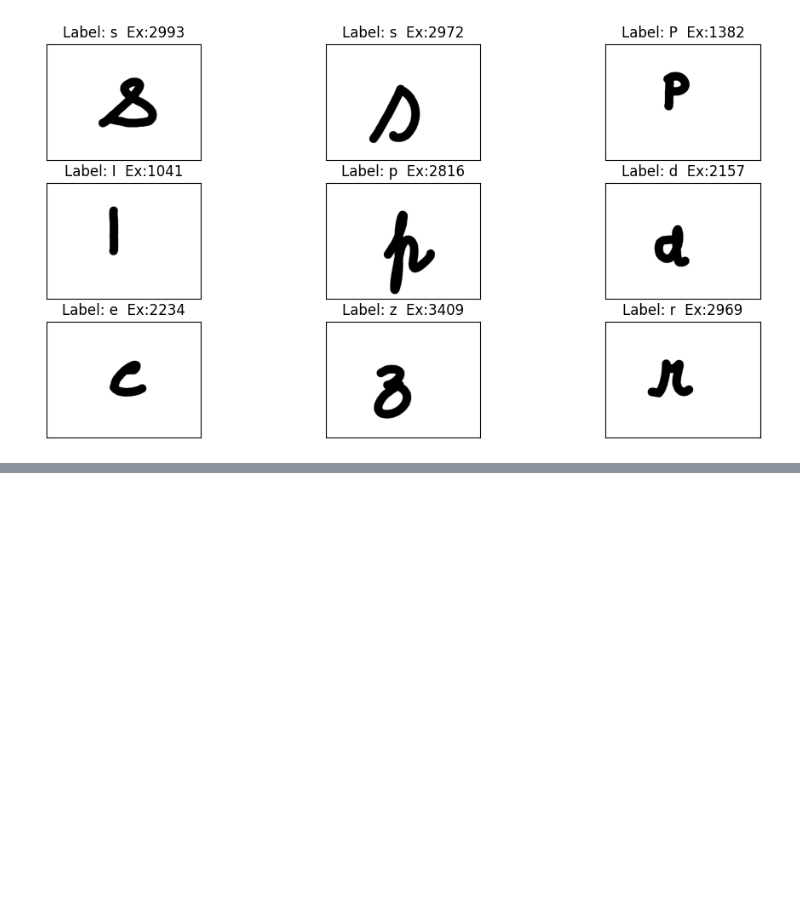
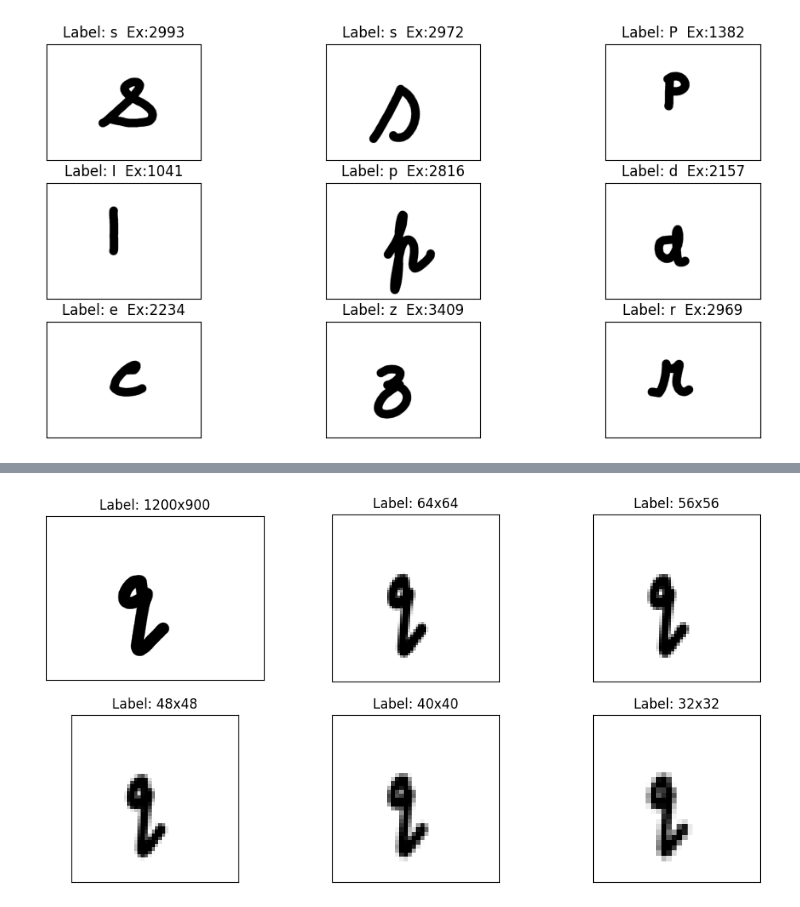
Before and after one commit to hemmerlinaj20/Project1_Phase1, a Jupyter notebook: research.ipynb, the cells around one changed output, grey strips where cells are left out. Drawn from its saved outputs; the diff is of its cells as text; code cells hidden in the pictures; blank space fills up the shorter version.

```diff
--- a/research.ipynb
+++ b/research.ipynb
@@ -130,0 +205,14 @@ display_images(3, 3, [Image.open(f'{BASE_IMAGE_PATH}{df["image"][ex]}') for ex i
+# %%
+# ***MY CODE***
+img_q1 = Image.open(f'{BASE_IMAGE_PATH}{df["image"][2869]}')
+resized_images = []
+labels = ['1200x900','64x64','56x56','48x48','40x40','32x32']
+resized_images.append(img_q1)
+resized_images.append(img_q1.resize((64,64)))
+resized_images.append(img_q1.resize((56,56)))
+resized_images.append(img_q1.resize((48,48)))
+resized_images.append(img_q1.resize((40,40)))
+resized_images.append(img_q1.resize((32,32)))
+display_images(2,3,resized_images,labels)
+# %% [output]
+[figure, added]
```
Also changed, not shown: parts of 16 cells of this notebook.
